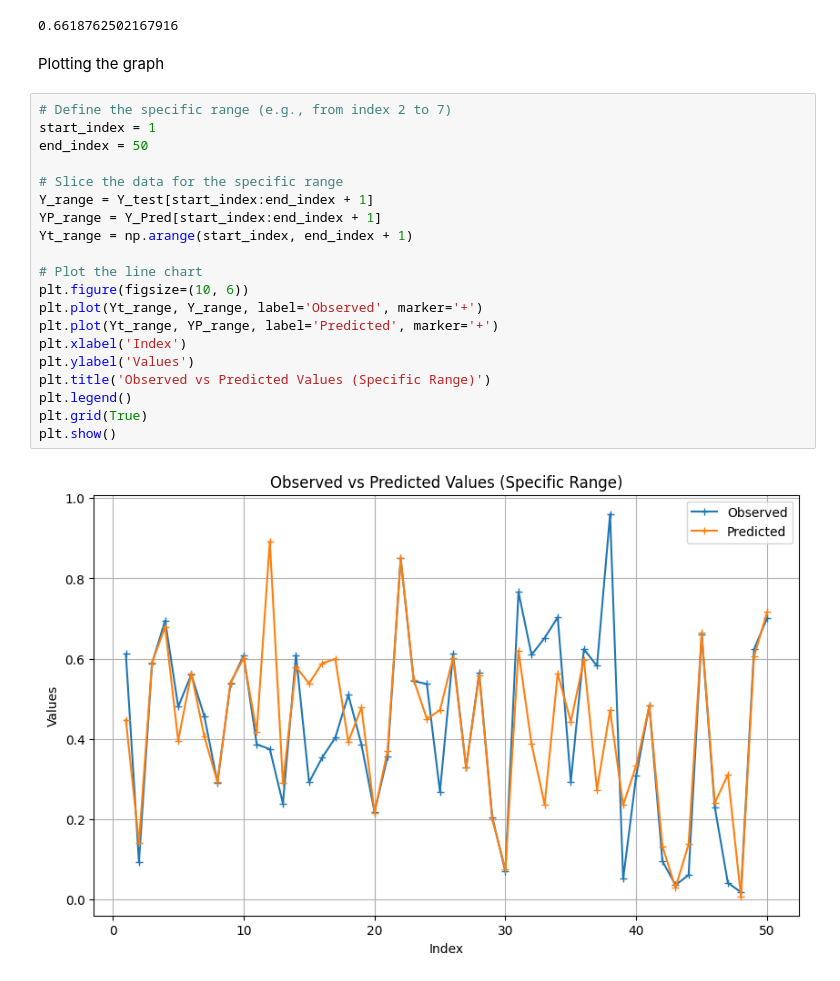
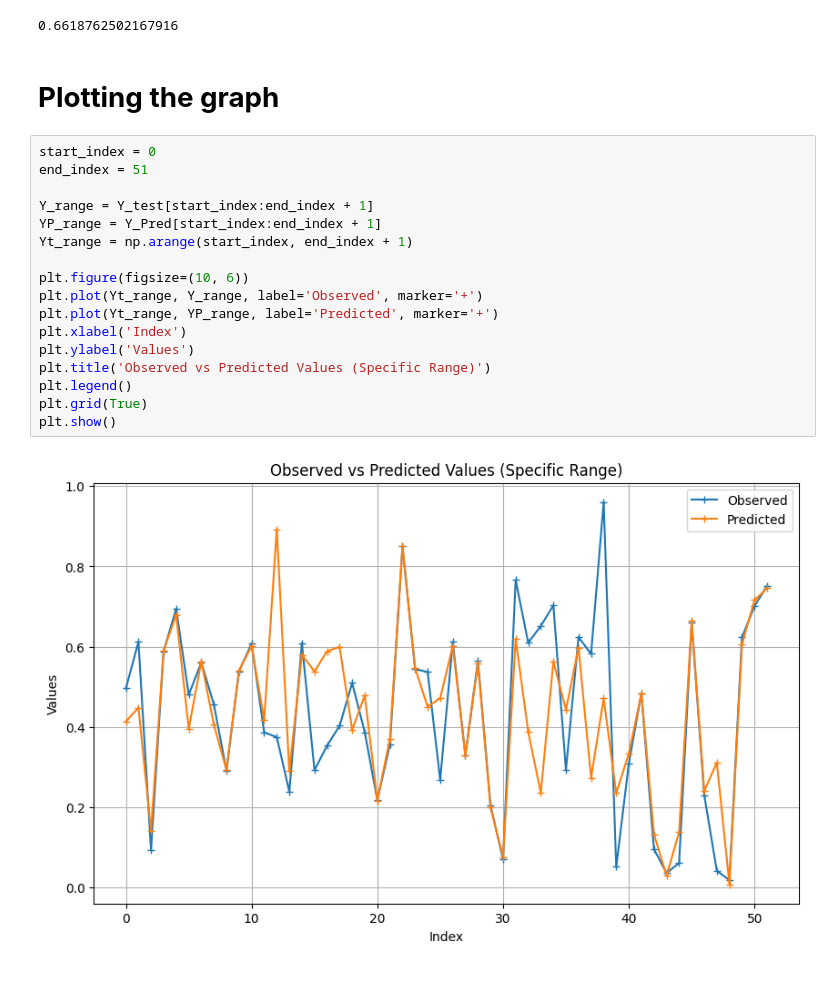
Before and after one commit to AbhishekMohile77/Big-Sales-Prediction, a Jupyter notebook: Big_sales_prediction.ipynb, the cells around one changed output. Drawn from its saved outputs; the diff is of its cells as text.

```diff
--- a/Big_sales_prediction.ipynb
+++ b/Big_sales_prediction.ipynb
@@ -610,27 +607,24 @@ r2_score(Y_test, Y_Pred)
 # %% [output]
 0.6618762502167916
 # %% [markdown]
-Plotting the graph
+# **Plotting the graph**
 # %%
-# Define the specific range (e.g., from index 2 to 7)
-start_index = 1
-end_index = 50
+start_index = 0
+end_index = 51
 
-# Slice the data for the specific range
 Y_range = Y_test[start_index:end_index + 1]
 YP_range = Y_Pred[start_index:end_index + 1]
 Yt_range = np.arange(start_index, end_index + 1)
 
-# Plot the line chart
 plt.figure(figsize=(10, 6))
 plt.plot(Yt_range, Y_range, label='Observed', marker='+')
 plt.plot(Yt_range, YP_range, label='Predicted', marker='+')
 plt.xlabel('Index')
 plt.ylabel('Values')
 plt.title('Observed vs Predicted Values (Specific Range)')
 plt.legend()
 plt.grid(True)
 plt.show()
 # %% [output]
-[figure, old version]
+[figure, new version]
 # %%
```
Also changed, not shown: parts of 14 cells of this notebook.
